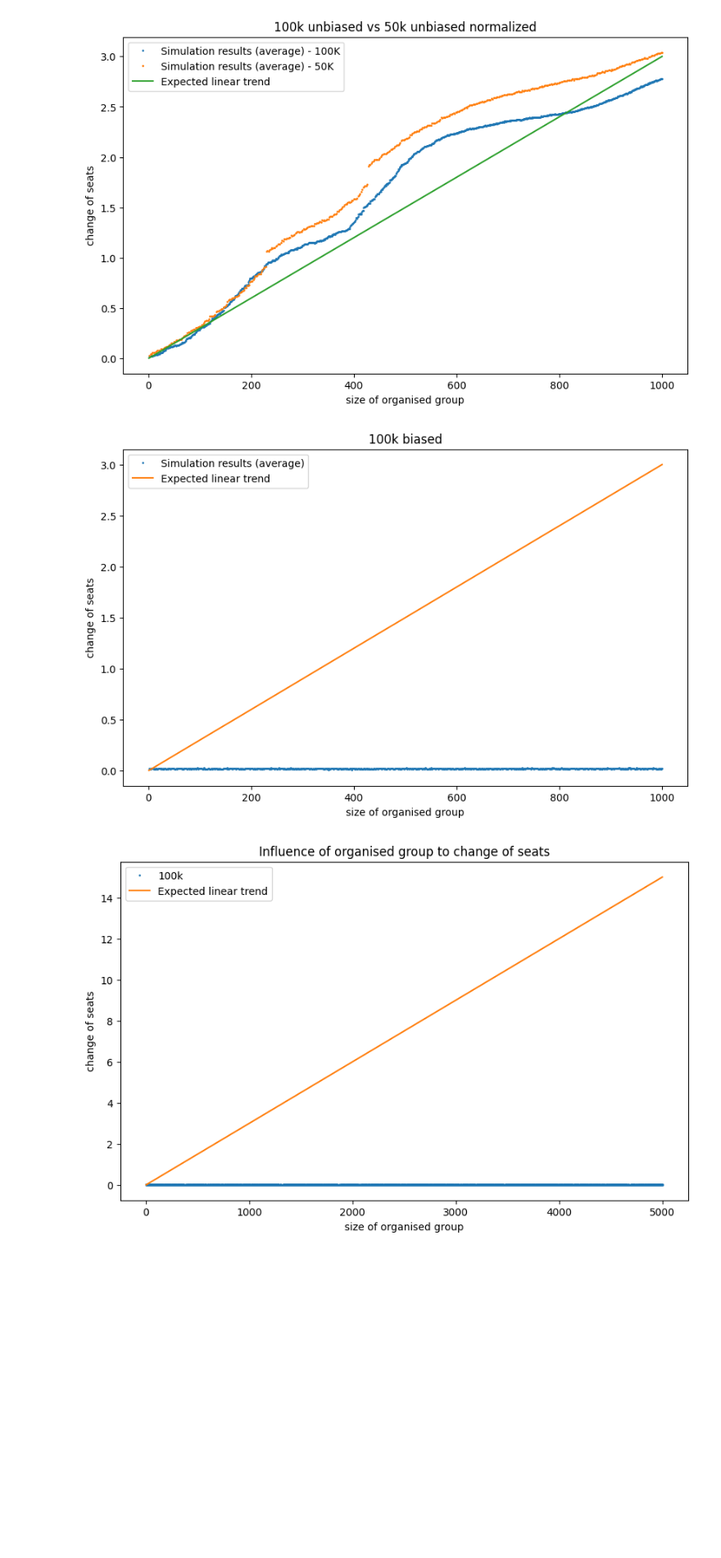
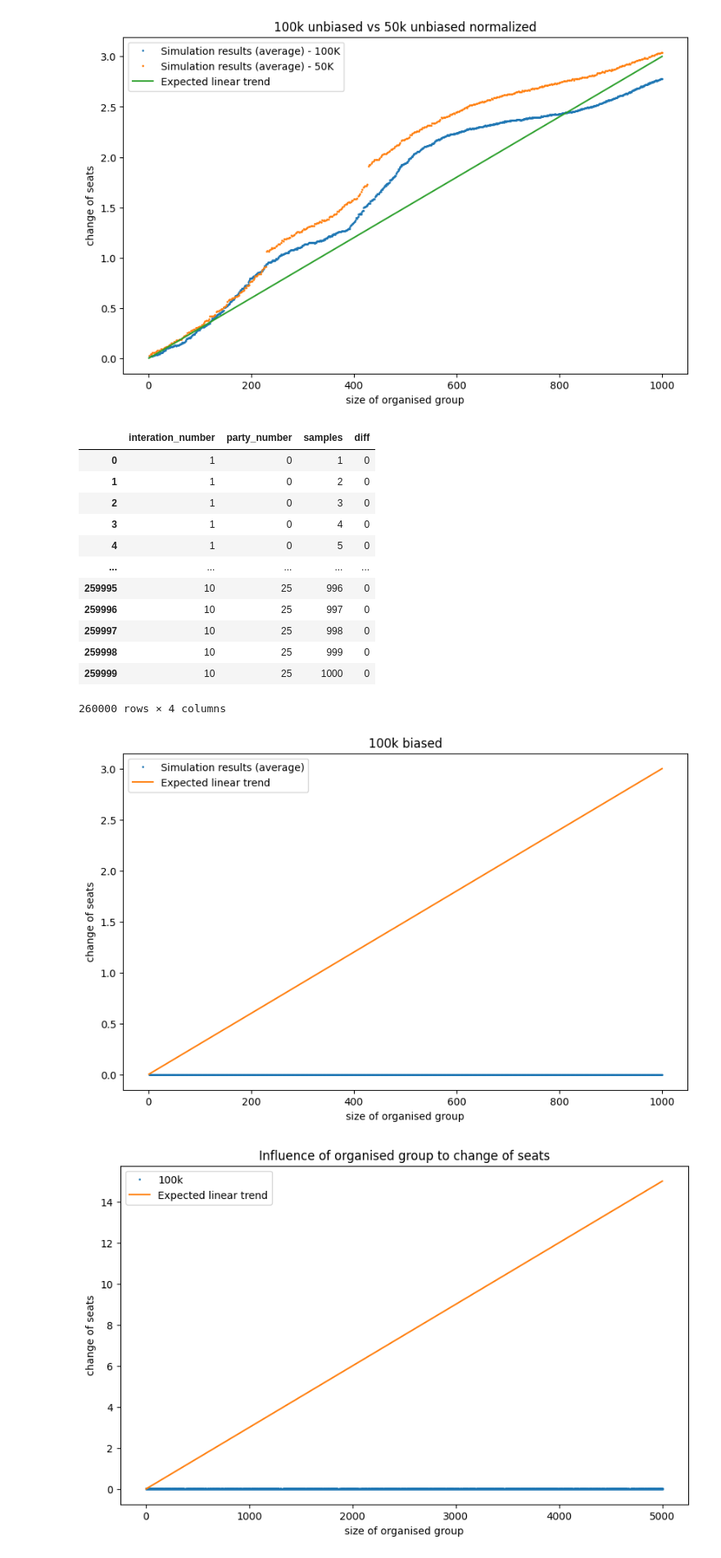
Before and after one commit to JnKamas/bc-praca, a Jupyter notebook: solution.ipynb, the cells around one changed output. Shown at 82% size. Saved outputs shown, nothing was run; the diff lists cells and outputs as text; code cells hidden in the pictures; blank space fills up the shorter version.

```diff
--- a/solution.ipynb
+++ b/solution.ipynb
@@ -144,28 +155,42 @@ plt.show()
 [figure]
 # %%
 # THIS IS A PROBLEM I NEED TO SOLVE
-df = pd.read_csv('oldtestA1.csv')
+df = pd.read_csv('oldtestB1.csv')
 
+display(df)
 grouped_df = df.groupby('samples').mean()
 
 plt.figure(figsize=(10, 6))
 
 x_values = grouped_df.index
 y_values = grouped_df['diff']
 
 plt.plot(x_values, y_values, 'o', markersize=1, label='Simulation results (average)')
 
 x = np.arange(1, 1001)
 y = (3/1000) * x
 
 plt.plot(x, y, label='Expected linear trend')
 plt.xlabel('size of organised group')
 plt.ylabel('change of seats')
 plt.title('100k biased')
 
 plt.legend()
 plt.show()
 # %% [output]
+|  | interation_number | party_number | samples | diff |
+| 0 | 1 | 0 | 1 | 0 |
+| 1 | 1 | 0 | 2 | 0 |
+| 2 | 1 | 0 | 3 | 0 |
+| 3 | 1 | 0 | 4 | 0 |
+| 4 | 1 | 0 | 5 | 0 |
+| ... | ... | ... | ... | ... |
+| 259995 | 10 | 25 | 996 | 0 |
+| 259996 | 10 | 25 | 997 | 0 |
+| 259997 | 10 | 25 | 998 | 0 |
+| 259998 | 10 | 25 | 999 | 0 |
+| 259999 | 10 | 25 | 1000 | 0 |
+260000 rows × 4 columns
 [figure]
 # %%
 # COMPARISON OF VARIOUS??
```
Also changed, not shown: parts of 2 cells of this notebook, 6 other files.
